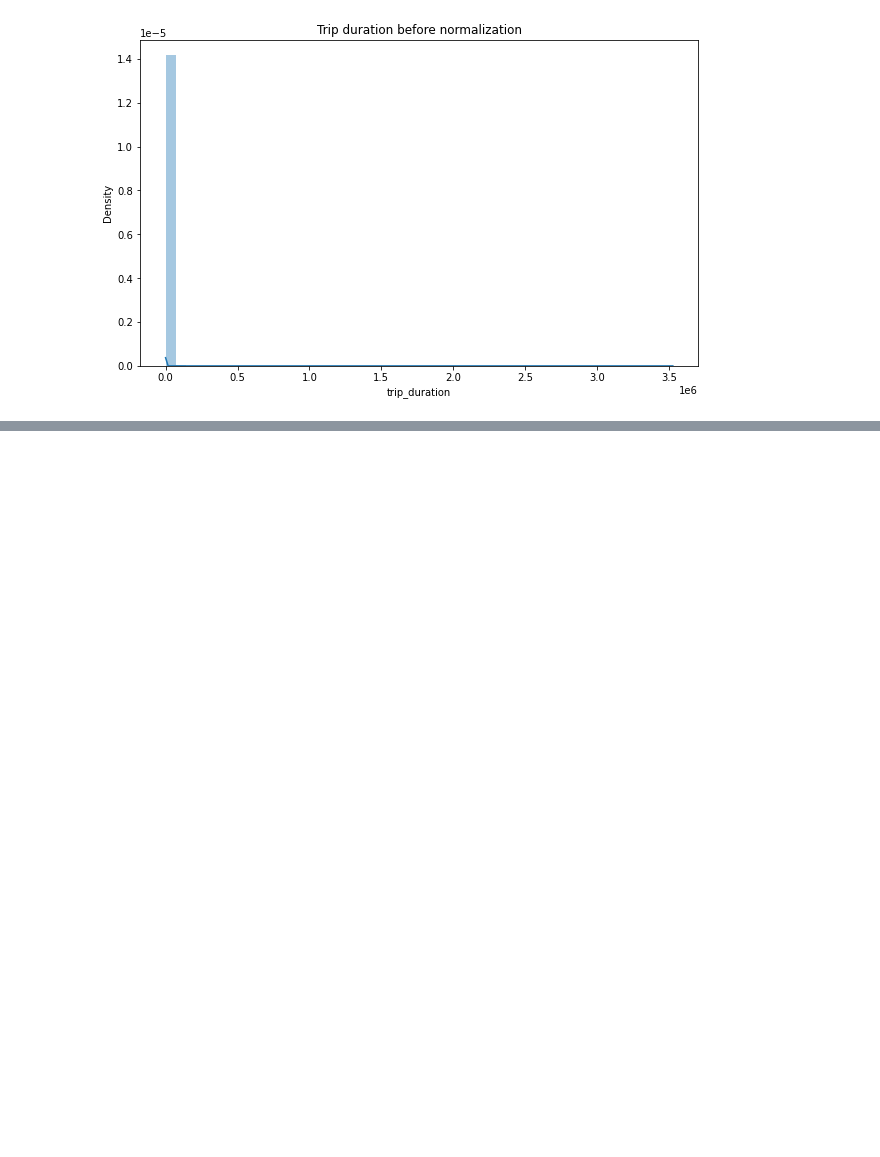
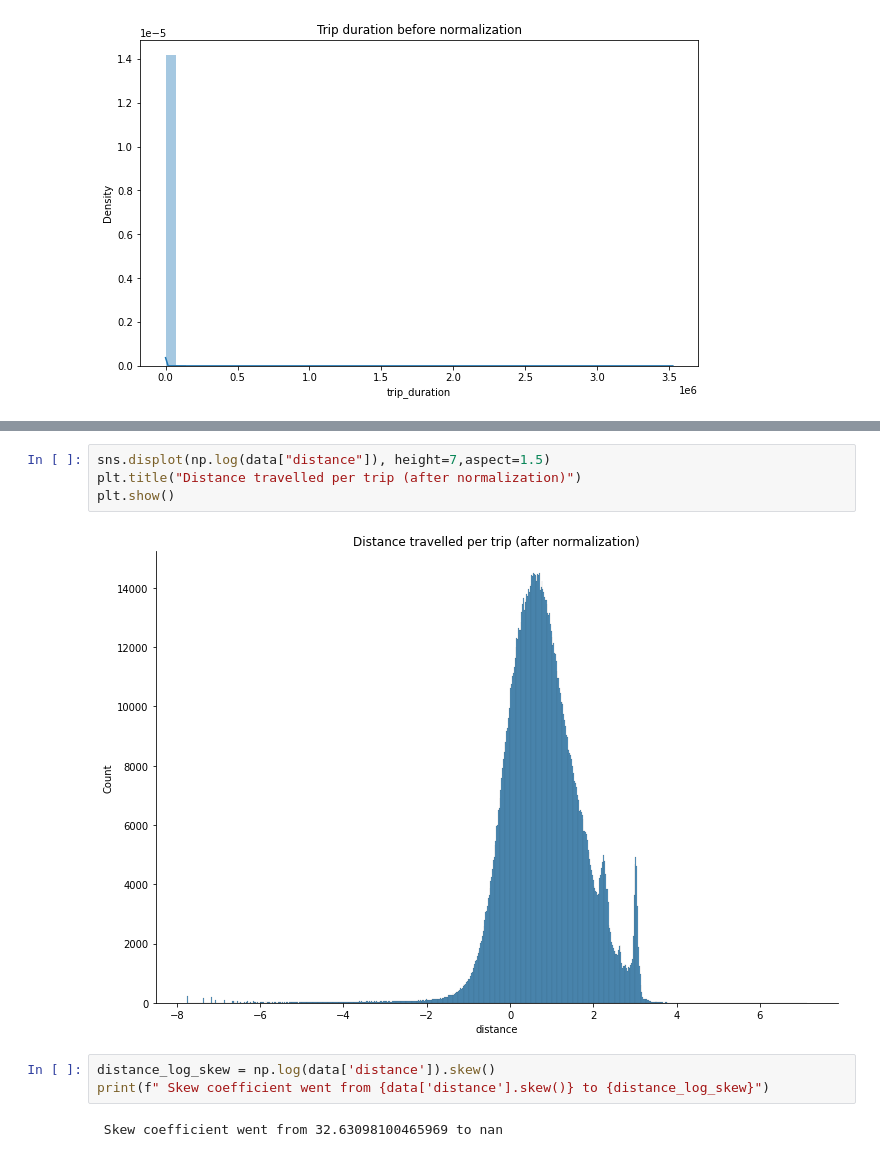
Before and after one commit to pranay2310/NYC-Taxi-Trip-Time-Prediction---Capstone-Project.ipynb, a Jupyter notebook: NYC_Taxi_Trip_Time_Prediction_Capstone_Project.ipynb, the cells around one changed output, grey strips where cells are left out. Cells and saved outputs as stored; diff of their text form; blank space fills up the shorter version.

```diff
--- a/NYC_Taxi_Trip_Time_Prediction_Capstone_Project.ipynb
+++ b/NYC_Taxi_Trip_Time_Prediction_Capstone_Project.ipynb
@@ -262,0 +300,11 @@ plt.show()
+# %%
+sns.displot(np.log(data["distance"]), height=7,aspect=1.5)
+plt.title("Distance travelled per trip (after normalization)")
+plt.show()
+# %% [output]
+[figure, added]
+# %%
+distance_log_skew = np.log(data['distance']).skew()
+print(f" Skew coefficient went from {data['distance'].skew()} to {distance_log_skew}")
+# %% [output]
+ Skew coefficient went from 32.63098100465969 to nan
```
Also changed, not shown: parts of 17 cells of this notebook.
